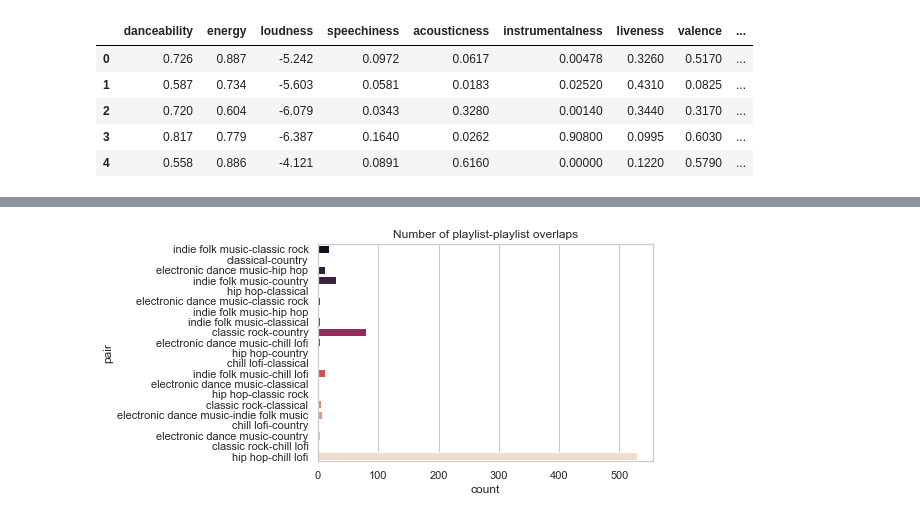
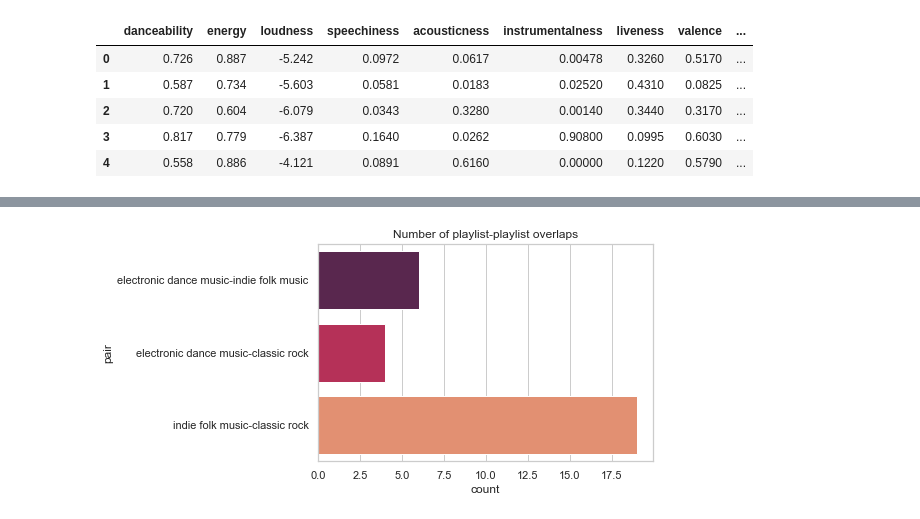
Before and after one commit to andrec279/contextify, a Jupyter notebook: contextify_explore.ipynb, the cells around one changed output, grey strips where cells are left out. Saved outputs shown, nothing was run; the diff lists cells and outputs as text; code cells hidden in the pictures.

```diff
--- a/contextify_explore.ipynb
+++ b/contextify_explore.ipynb
@@ -460,38 +456,32 @@ def store_data(pl_name, num_pl_search):
         print ('Error: CSV write failure')
         return False
 # %%
-def get_data2(pl_names):
+def get_data(pl_names):
     '''
     Parameters:
-        - List of playlist names user wants to create
+        - pl_names: List of labels user wants to include in exploration and model building
 
-    Function: Get all data from data store and load into dataframe. Filter to the
-    list of playlists desired. Numerically encode the labels and genres (stored as
-    categorical variables) using binarize() and return the output as a dataframe.
+    Function: Get data from data store, filtered to the list of playlists desired based on
+    the entries in pl_names. Load output into Pandas dataframe.
 
-    Return: Dataframe of track ID's with features and labels filtered to user-selected,
-    with genres and labels encoded as 1's and 0's based on whether the genre / label applies
-    to a given track.
+    Return: Dataframe of track ID's with features and labels filtered by pl_names input.
 
     Dataframe format:
-    trackid |feature1|feature2|feature3|feature4| label1 | label2 | label3 | genre1 | genre 2| ...
-    --------+--------+--------+--------+--------+--------+--------+--------+--------+--------+ ...
-    1e3ae1j |   0.4  |    2   |   1.4  |  0.23  |    1   |    0   |    1   |   0    |    1   | ...
+    trackid |feature1|feature2|feature3|feature4| genre  |      label
+    --------+--------+--------+--------+--------+--------+----------------
+    1e3ae1j |   0.4  |    2   |   1.4  |  0.23  |  rock  |  classic rock
     '''
 
     t0 = time.time()
 
-    # --- REPLACE WITH SELECT * FROM [tableName] ---
+    # --- REPLACE WITH SELECT * FROM [tableName] HERE ---
 
     data = pd.read_csv('trackdata.csv')
 
     # --- END ---
 
     filtered_data = data[data['label'].isin(pl_names)]
-    genre_list = list(set(filtered_data['genre'].to_list()))
-    playlists = list(set(pl_names))
     features = [
-            'trackid',
             'danceability',
             'energy',
             'loudness',
@@ -502,16 +492,8 @@ def get_data2(pl_names):
             'valence',
             'tempo']
 
-    complete_data = binarize(binarize(filtered_data, 'genre', genre_list, islabel=False), 'label', playlists,                     islabel=True)
-
-    complete_data = complete_data.groupby(['trackid'], as_index=False).max().drop(['label', 'genre'], axis=1)
-
-    label_names = ['l_' + pl for pl in playlists]
-    ints = genres + label_names
-    complete_data[ints] = complete_data[ints].astype(int)
-
     t1 = time.time()
 
-    print('{0} records obtained in {1} seconds'.format(len(complete_data.index), t1-t0))
+    print('{0} records obtained in {1} seconds'.format(len(filtered_data.index), t1-t0))
 
-    return {'data': complete_data, 'genres': genre_list, 'playlists': label_names, 'features': features}
+    return {'data': filtered_data, 'features': features, 'playlists': pl_names}
@@ -591,5 +552,5 @@ chill lofi already exists in dataset
 classical already exists in dataset
 country already exists in dataset
 # %%
-data_pulled = get_data(['electronic dance music', 'indie folk music', 'hip hop', 'classic rock', 'chill lofi', 'classical', 'country'])
+data_pulled = get_data(['electronic dance music', 'indie folk music', 'classic rock'])
 # %% [output]
@@ -785,32 +700,30 @@ The goal of this analysis is to check average similarity (using L2 distance) bet
 # %%
 '''
-[3] Overlap summary graph: Count how many times each playlist overlaps with another playlist (n(n-1)/2 possible combinations)
+Overlap summary graph: Count how many times each playlist overlaps with another playlist (n(n-1)/2 possible combinations)
 Requires generation of all possible length-2 combinations of the playlists selected, filtering to instances where those combinations occur, then counting those instances
 '''
-import itertools
-from sklearn import preprocessing
 
 n_playlists = len(playlists)
 n_pairs = int(n_playlists*(n_playlists-1)/2)
 
 # pair_inds generates all possible length-2 combinations of matches by list index in pl_names
 pair_inds = list(set((itertools.combinations(list(range(n_playlists)), 2))))
 
 pairs = [[playlists[pair_ind[0]], playlists[pair_ind[1]]] for pair_ind in pair_inds]
 
 pairs_df = pd.DataFrame(columns=['pair', 'count'])
 
 overlap_data = data_wtrackid.groupby('trackid', as_index=False)['trackid', 'label'].transform(lambda x: ''.join(x)).drop_duplicates()
 
 for pair in pairs:
     pair_name = pair[0] + '-' + pair[1]
     pair_filter = (overlap_data['label'].str.contains(pair[0])) & \
                   (overlap_data['label'].str.contains(pair[1]))
     pair_count = len(overlap_data[pair_filter].index)
     pairs_df = pairs_df.append({'pair': pair_name, 'count': pair_count}, ignore_index=True)
 
 ax = sns.barplot(x='count', y='pair', data=pairs_df, palette="rocket")
 plt.title('Number of playlist-playlist overlaps')
 plt.show()
 # %% [output]
-[figure, old version]
+[figure, new version]
```
Also changed, not shown: parts of 52 cells of this notebook, 2 other files.
